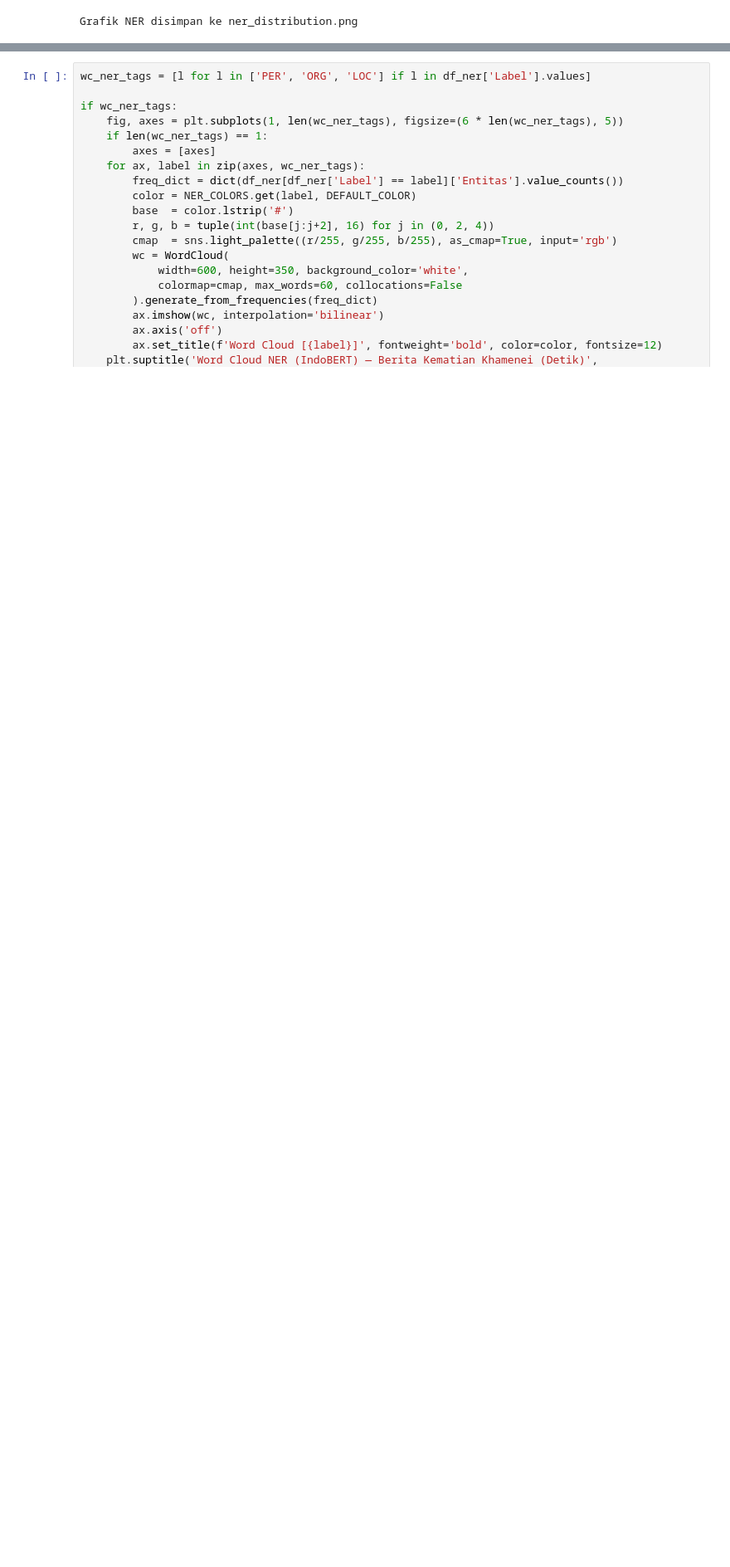
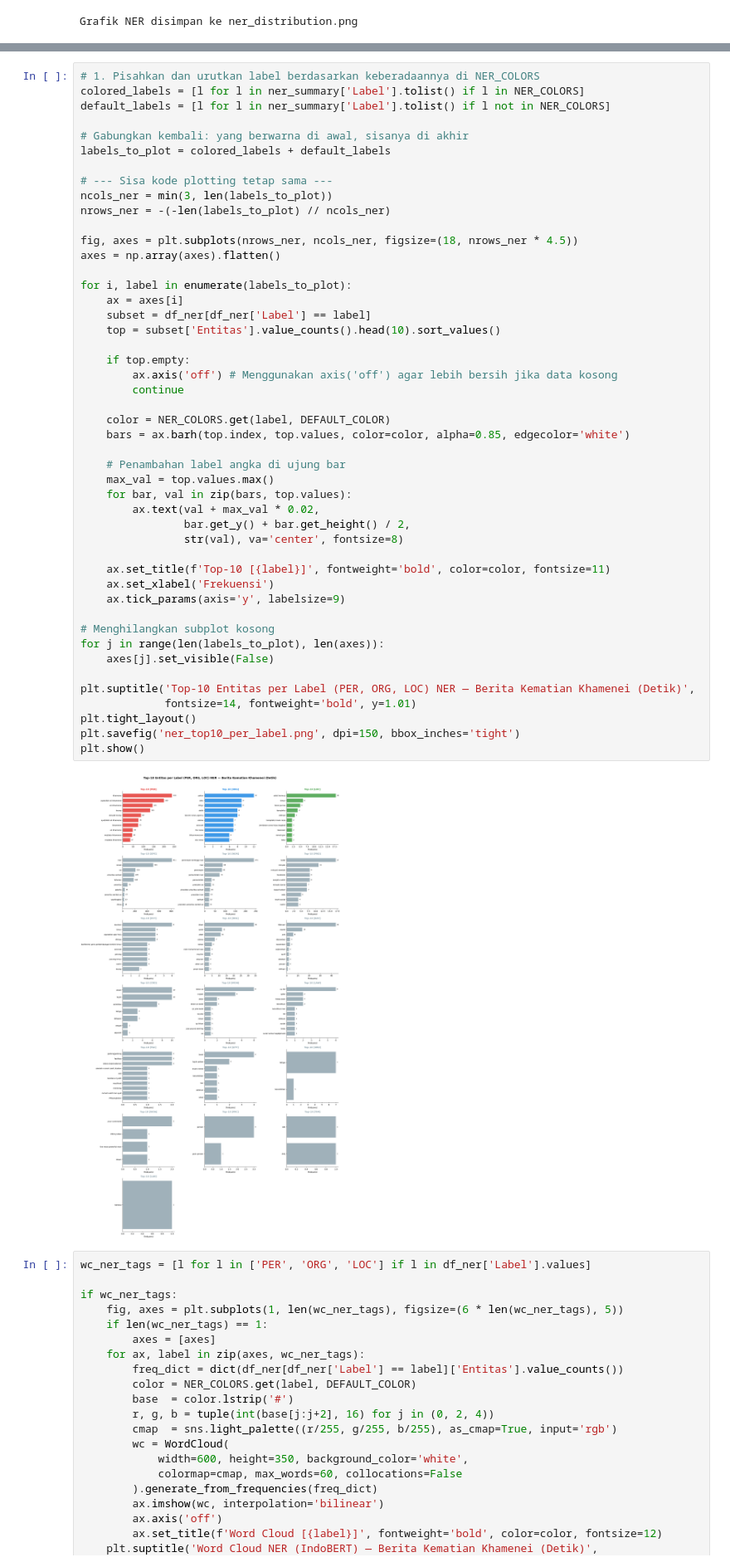
Before and after one commit to KurniaYufi/sentiment-analysis-kematian-ali-khamenei, a Jupyter notebook: pos-ner-tagging/article-pos-ner-tagging.ipynb, the cells around one changed output, grey strips where cells are left out. Shown at 83% size. Saved outputs shown, nothing was run; the diff lists cells and outputs as text; blank space fills up the shorter version.

```diff
--- a/pos-ner-tagging/article-pos-ner-tagging.ipynb
+++ b/pos-ner-tagging/article-pos-ner-tagging.ipynb
@@ -702,3 +670,52 @@ plt.show()
+# %%
+# 1. Pisahkan dan urutkan label berdasarkan keberadaannya di NER_COLORS
+colored_labels = [l for l in ner_summary['Label'].tolist() if l in NER_COLORS]
+default_labels = [l for l in ner_summary['Label'].tolist() if l not in NER_COLORS]
+
+# Gabungkan kembali: yang berwarna di awal, sisanya di akhir
+labels_to_plot = colored_labels + default_labels
+
+# --- Sisa kode plotting tetap sama ---
+ncols_ner = min(3, len(labels_to_plot))
+nrows_ner = -(-len(labels_to_plot) // ncols_ner)
+
+fig, axes = plt.subplots(nrows_ner, ncols_ner, figsize=(18, nrows_ner * 4.5))
+axes = np.array(axes).flatten()
+
+for i, label in enumerate(labels_to_plot):
+    ax = axes[i]
+    subset = df_ner[df_ner['Label'] == label]
+    top = subset['Entitas'].value_counts().head(10).sort_values()
+
+    if top.empty:
+        ax.axis('off') # Menggunakan axis('off') agar lebih bersih jika data kosong
+        continue
+
+    color = NER_COLORS.get(label, DEFAULT_COLOR)
+    bars = ax.barh(top.index, top.values, color=color, alpha=0.85, edgecolor='white')
+
+    # Penambahan label angka di ujung bar
+    max_val = top.values.max()
+    for bar, val in zip(bars, top.values):
+        ax.text(val + max_val * 0.02,
+                bar.get_y() + bar.get_height() / 2,
+                str(val), va='center', fontsize=8)
+
+    ax.set_title(f'Top-10 [{label}]', fontweight='bold', color=color, fontsize=11)
+    ax.set_xlabel('Frekuensi')
+    ax.tick_params(axis='y', labelsize=9)
+
+# Menghilangkan subplot kosong
+for j in range(len(labels_to_plot), len(axes)):
+    axes[j].set_visible(False)
+
+plt.suptitle('Top-10 Entitas per Label (PER, ORG, LOC) NER — Berita Kematian Khamenei (Detik)',
+             fontsize=14, fontweight='bold', y=1.01)
+plt.tight_layout()
+plt.savefig('ner_top10_per_label.png', dpi=150, bbox_inches='tight')
+plt.show()
+# %% [output]
+[figure, added]
 # %%
 wc_ner_tags = [l for l in ['PER', 'ORG', 'LOC'] if l in df_ner['Label'].values]
 
```
Also changed, not shown: parts of 3 cells of this notebook.
